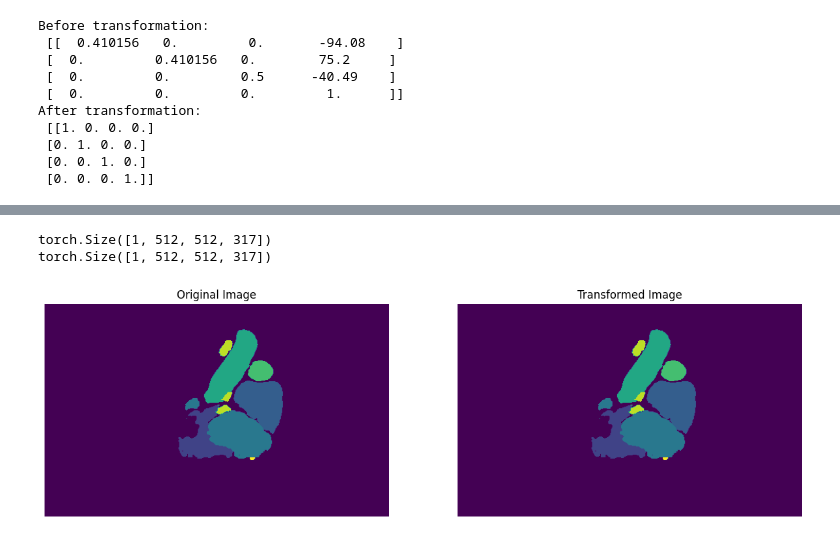
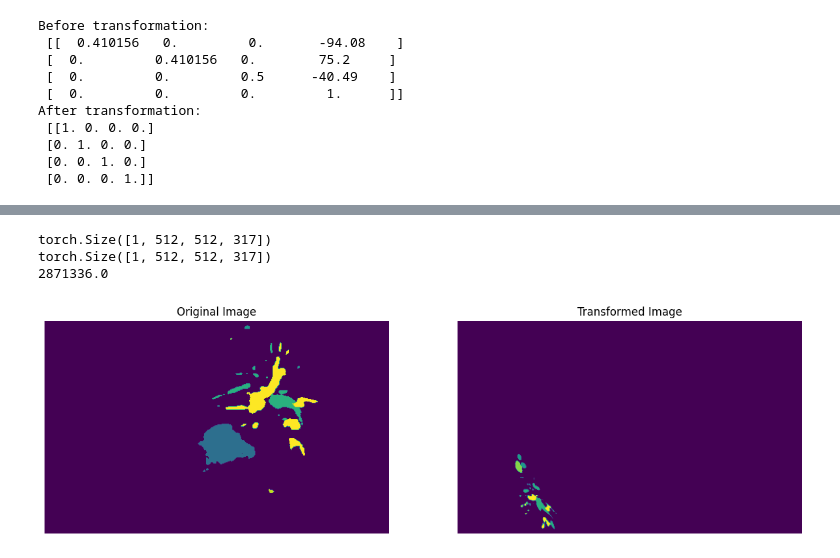
Before and after one commit to spellsharp/VR-Heart-PG, a Jupyter notebook: playground/affine_matrix.ipynb, the cells around one changed output, grey strips where cells are left out. Drawn from its saved outputs; the diff is of its cells as text; code cells hidden in the pictures.

```diff
--- a/playground/affine_matrix.ipynb
+++ b/playground/affine_matrix.ipynb
@@ -12,6 +13,7 @@ patient = 'P5'
 image_dir = f'/data/vr_heart/datasets/3D_Lab_Abnormal_Heart/Abnormal_Heart/{patient}/Dicom'
 image_path = os.path.join(image_dir, os.listdir(image_dir)[0])
 label_path = f'/data/vr_heart/datasets/3D_Lab_Abnormal_Heart/Abnormal_Heart/{patient}/{patient}_labels.nii.gz'
+output_dir = '/home/sharan/VR-Heart-Workspace/VR-Heart-PG/outputs/3D_Lab'
 # %%
 nifti_label = nib.load(label_path)
 label_affine = nifti_label.affine
@@ -171,29 +185,31 @@ After:
 # %%
 transforms = Compose([LoadImage(image_only=True), EnsureChannelFirst(), ToTensor()])
 
 orig_img = transforms(img_file)
 orig_img_np = orig_img
 print(orig_img_np.shape)
 trans_img = transforms(out_file)
 trans_img_np = trans_img
 print(trans_img_np.shape)
+print(np.sum(trans_img_np))
 
-slice_index = 255
+slice_index = 180
 fig, ax = plt.subplots(1, 2, figsize=(15, 15))
 
 if trans_img_np.ndim == 4:
     ax[0].imshow(np.rot90(orig_img_np[0, slice_index, :, :]))
     ax[1].imshow(np.rot90(trans_img_np[0, slice_index, :, :]))
 else:
     ax[0].imshow(np.rot90(orig_img_np[slice_index, :, :]))
     ax[1].imshow(np.rot90(trans_img_np[slice_index, :, :]))
 
 ax[0].axis('off')
 ax[0].set_title('Original Image')
 ax[1].axis('off')
 ax[1].set_title('Transformed Image')
 plt.show()
 # %% [output]
 torch.Size([1, 512, 512, 317])
 torch.Size([1, 512, 512, 317])
+2871336.0
-[figure, old version]
+[figure, new version]
```
Also changed, not shown: parts of 4 cells of this notebook.
